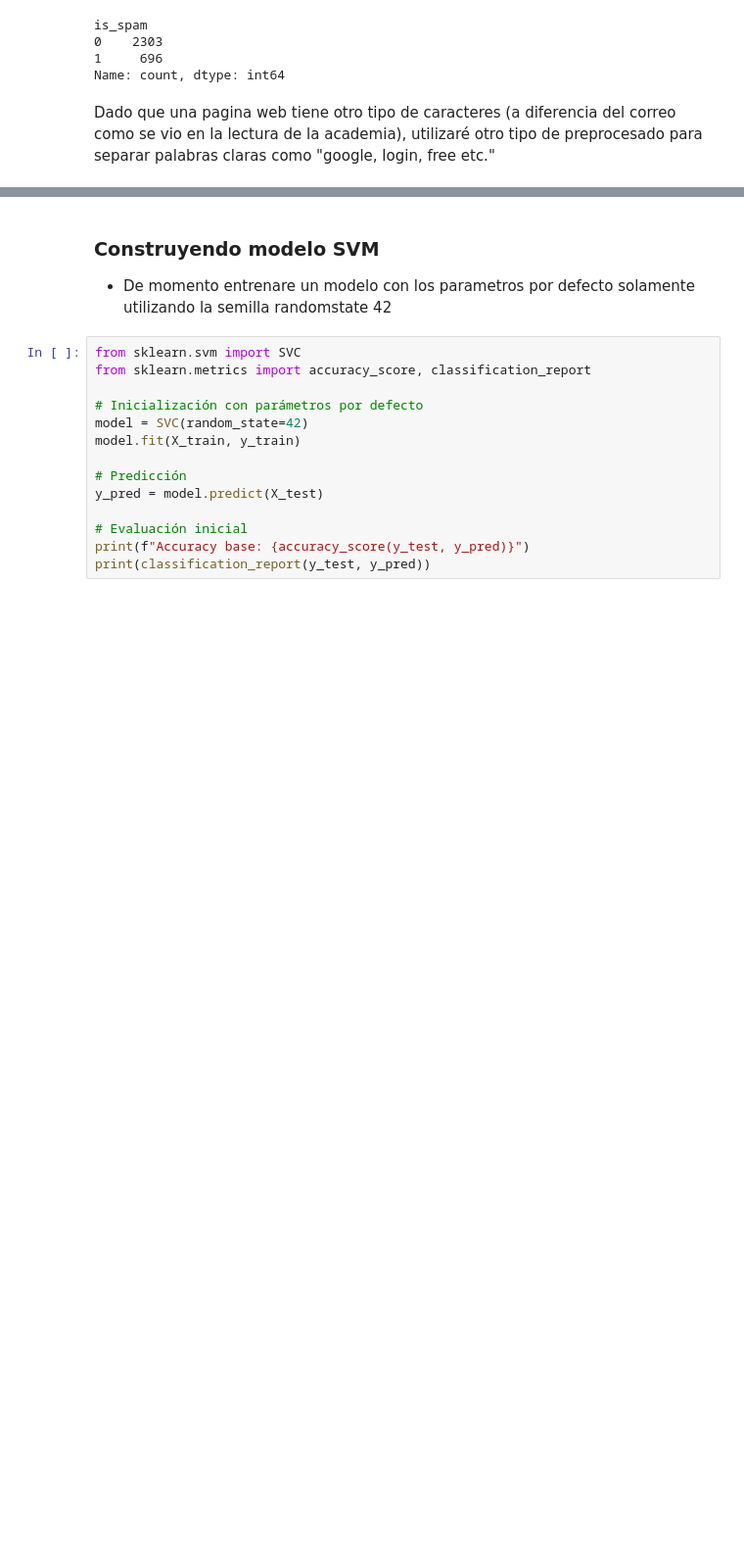
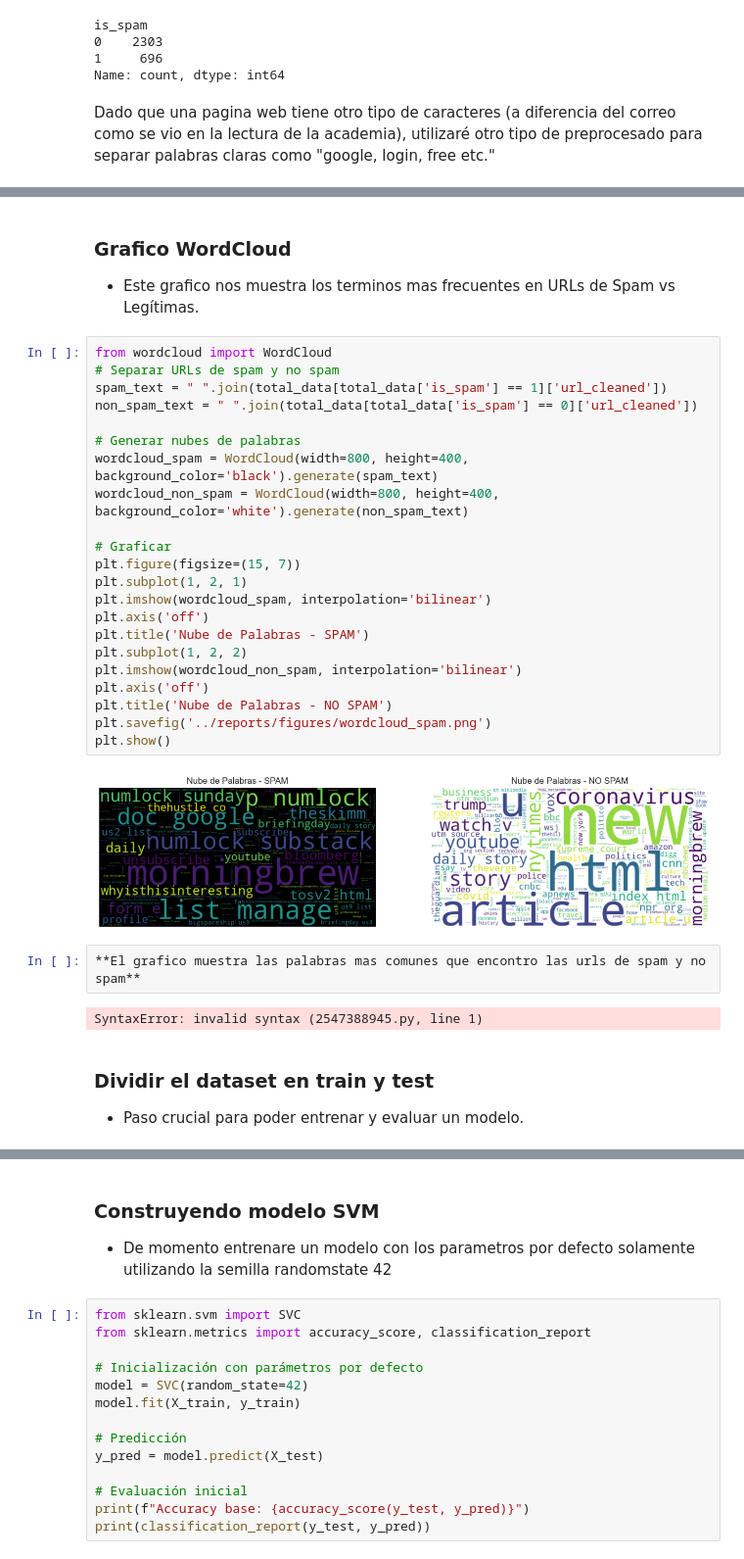
Before and after one commit to AlexSc97/machine-learning-nlp, a Jupyter notebook: src/explore.ipynb, the cells around one changed output, grey strips where cells are left out. Shown: that part at 98% size. Saved outputs shown, nothing was run; the diff lists cells and outputs as text; blank space fills up the shorter version.

```diff
--- a/src/explore.ipynb
+++ b/src/explore.ipynb
@@ -88 +115,35 @@ LookupError:
+# %% [markdown]
+### Grafico WordCloud
+- Este grafico nos muestra los terminos mas frecuentes en URLs de Spam vs Legítimas.
+# %%
+from wordcloud import WordCloud
+# Separar URLs de spam y no spam
+spam_text = " ".join(total_data[total_data['is_spam'] == 1]['url_cleaned'])
+non_spam_text = " ".join(total_data[total_data['is_spam'] == 0]['url_cleaned'])
+
+# Generar nubes de palabras
+wordcloud_spam = WordCloud(width=800, height=400, background_color='black').generate(spam_text)
+wordcloud_non_spam = WordCloud(width=800, height=400, background_color='white').generate(non_spam_text)
+
+# Graficar
+plt.figure(figsize=(15, 7))
+plt.subplot(1, 2, 1)
+plt.imshow(wordcloud_spam, interpolation='bilinear')
+plt.axis('off')
+plt.title('Nube de Palabras - SPAM')
+plt.subplot(1, 2, 2)
+plt.imshow(wordcloud_non_spam, interpolation='bilinear')
+plt.axis('off')
+plt.title('Nube de Palabras - NO SPAM')
+plt.savefig('../reports/figures/wordcloud_spam.png')
+plt.show()
+# %% [output]
+[figure, added]
+# %%
+**El grafico muestra las palabras mas comunes que encontro las urls de spam y no spam**
+# %% [output]
+SyntaxError: invalid syntax (2547388945.py, line 1)
+# %% [markdown]
+### Dividir el dataset en train y test
+- Paso crucial para poder entrenar y evaluar un modelo.
 # %%
```
Also changed, not shown: parts of 11 cells of this notebook, 7 other files.
